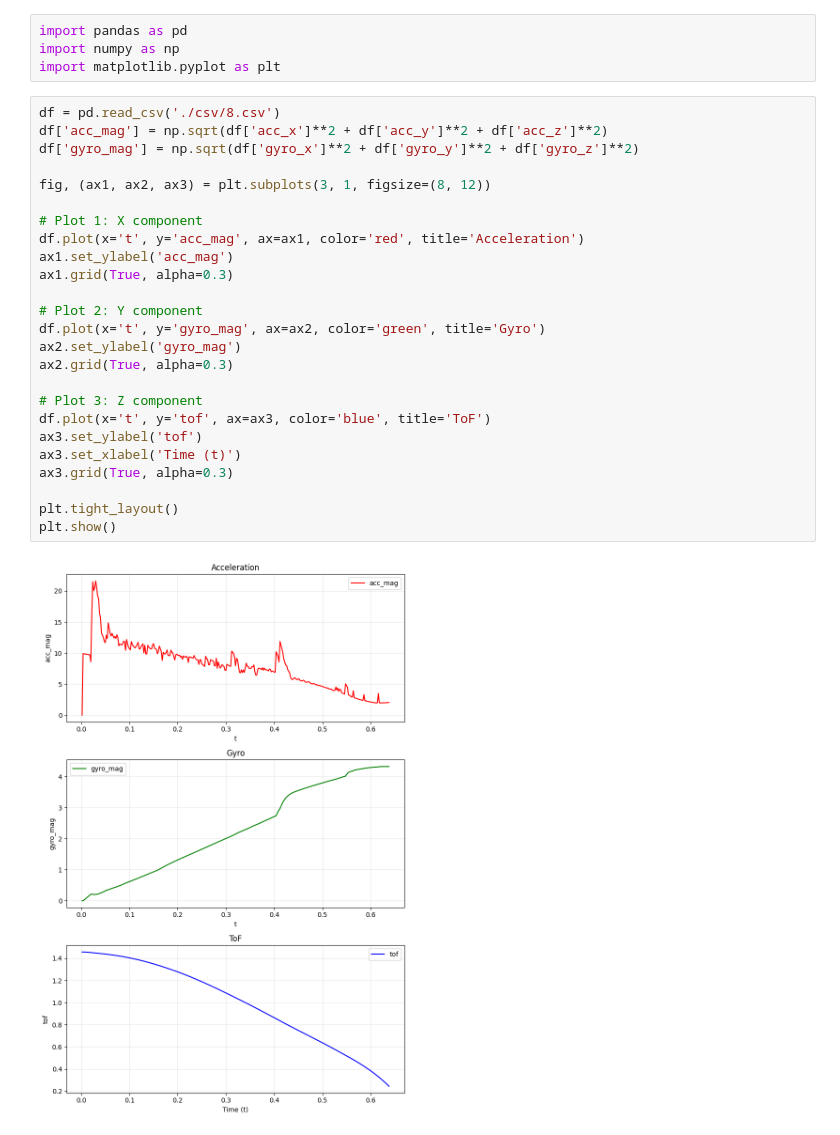
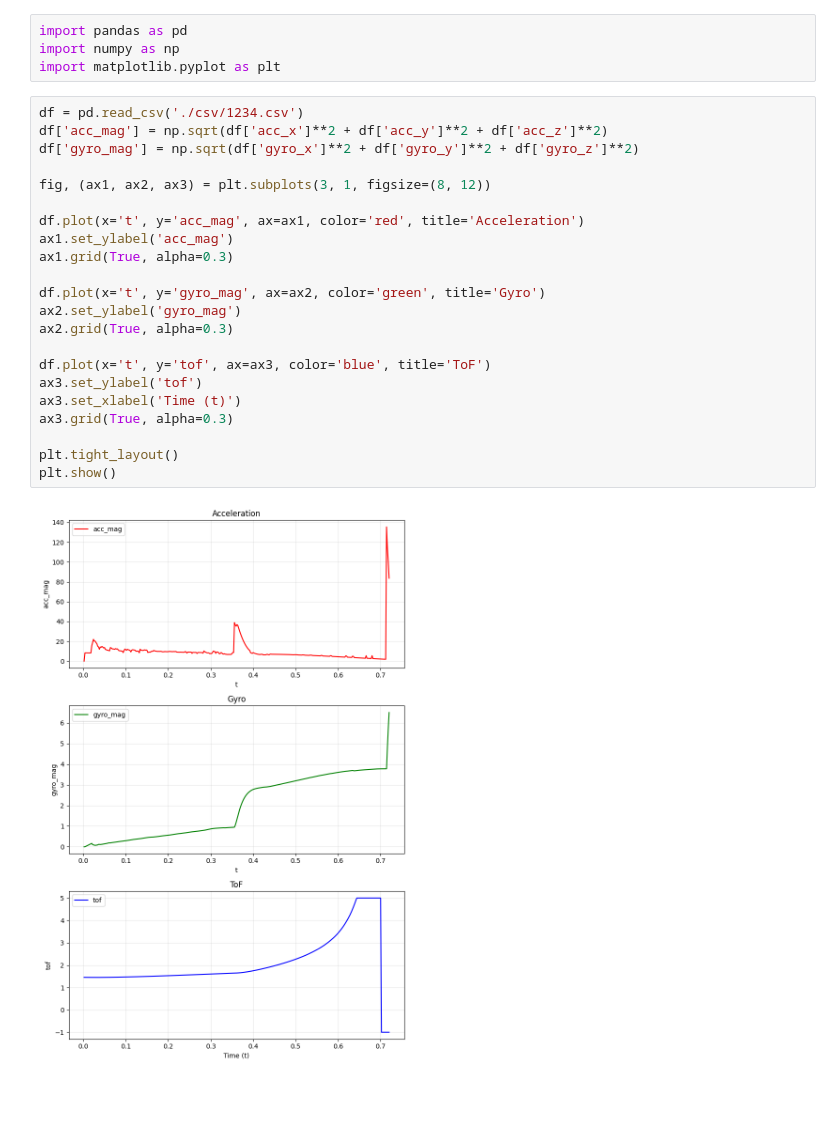
Before and after one commit to SingleStrokeRolls/UnitreeMujoco, a Jupyter notebook: simulate_python/visualization.ipynb, the cells around one changed output. Saved outputs shown, nothing was run; the diff lists cells and outputs as text; blank space fills up the shorter version.

```diff
--- a/simulate_python/visualization.ipynb
+++ b/simulate_python/visualization.ipynb
@@ -3,29 +3,26 @@ import pandas as pd
 import numpy as np
 import matplotlib.pyplot as plt
 # %%
-df = pd.read_csv('./csv/8.csv')
+df = pd.read_csv('./csv/1234.csv')
 df['acc_mag'] = np.sqrt(df['acc_x']**2 + df['acc_y']**2 + df['acc_z']**2)
 df['gyro_mag'] = np.sqrt(df['gyro_x']**2 + df['gyro_y']**2 + df['gyro_z']**2)
 
 fig, (ax1, ax2, ax3) = plt.subplots(3, 1, figsize=(8, 12))
 
-# Plot 1: X component
 df.plot(x='t', y='acc_mag', ax=ax1, color='red', title='Acceleration')
 ax1.set_ylabel('acc_mag')
 ax1.grid(True, alpha=0.3)
 
-# Plot 2: Y component
 df.plot(x='t', y='gyro_mag', ax=ax2, color='green', title='Gyro')
 ax2.set_ylabel('gyro_mag')
 ax2.grid(True, alpha=0.3)
 
-# Plot 3: Z component
 df.plot(x='t', y='tof', ax=ax3, color='blue', title='ToF')
 ax3.set_ylabel('tof')
 ax3.set_xlabel('Time (t)')
 ax3.grid(True, alpha=0.3)
 
 plt.tight_layout()
 plt.show()
 # %% [output]
-[figure, old version]
+[figure, new version]
```
Also changed, not shown: 9 other files.
